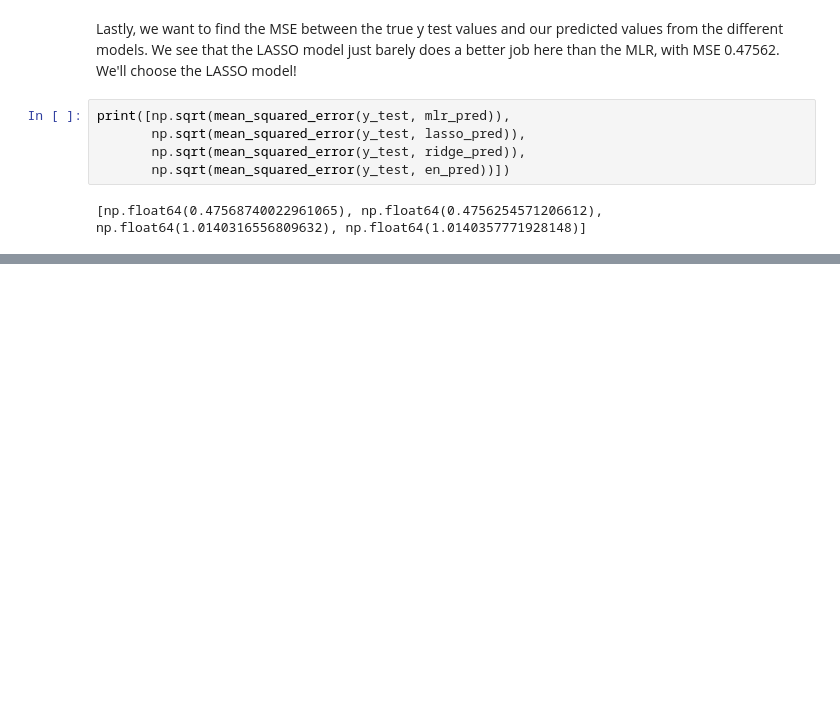
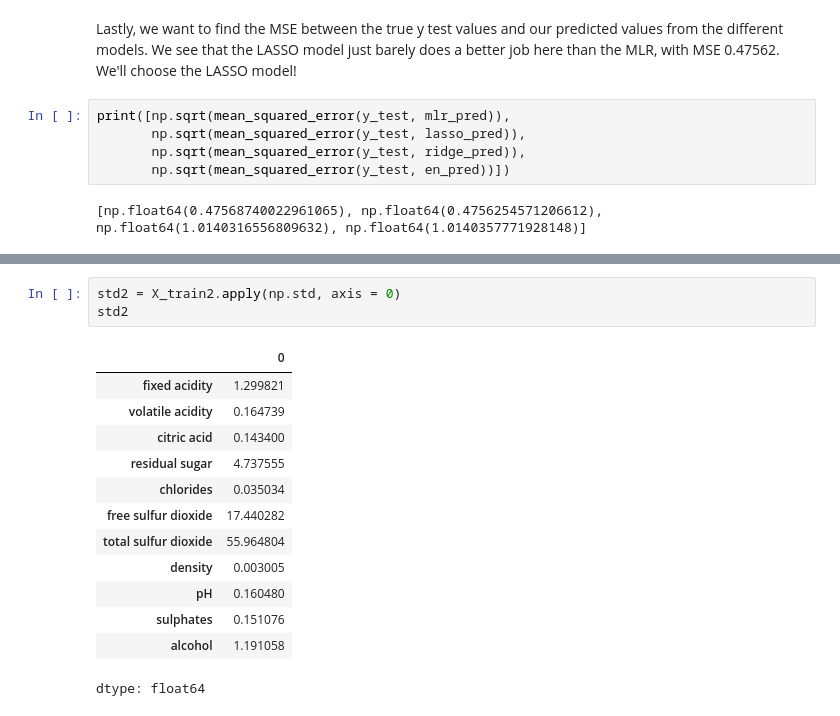
Before and after one commit to ewarren38/HW7_WarrenE, a Jupyter notebook: HW7_WarrenE.ipynb, the cells around one changed output, grey strips where cells are left out. Saved outputs shown, nothing was run; the diff lists cells and outputs as text; blank space fills up the shorter version.

```diff
--- a/HW7_WarrenE.ipynb
+++ b/HW7_WarrenE.ipynb
@@ -410,0 +446,17 @@ print([np.sqrt(mean_squared_error(y_test, mlr_pred)),
+# %%
+std2 = X_train2.apply(np.std, axis = 0)
+std2
+# %% [output]
+|  | 0 |
+| fixed acidity | 1.299821 |
+| volatile acidity | 0.164739 |
+| citric acid | 0.143400 |
+| residual sugar | 4.737555 |
+| chlorides | 0.035034 |
+| free sulfur dioxide | 17.440282 |
+| total sulfur dioxide | 55.964804 |
+| density | 0.003005 |
+| pH | 0.160480 |
+| sulphates | 0.151076 |
+| alcohol | 1.191058 |
+dtype: float64
```
Also changed, not shown: parts of 11 cells of this notebook.
